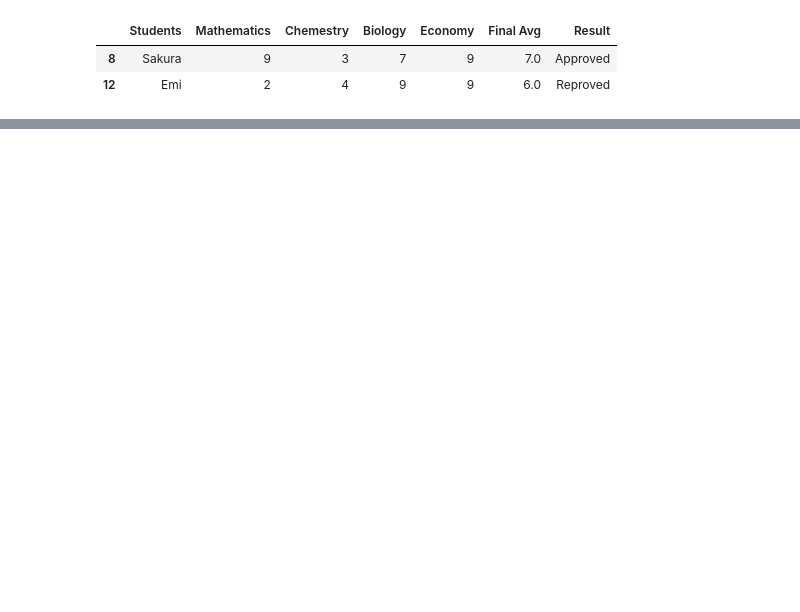
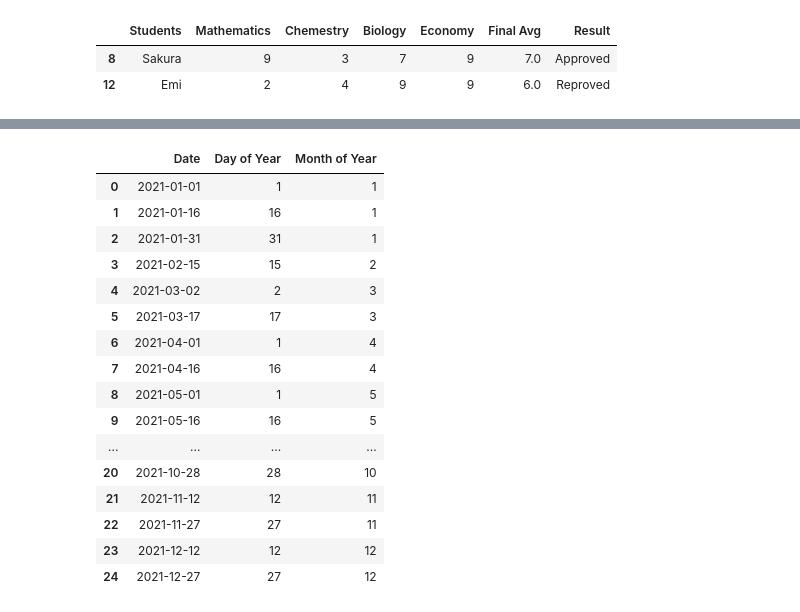
Before and after one commit to lmoreno98/100DaysOfCode, a Jupyter notebook: Python_Practice_guide/Pandas_Essentials.ipynb, the cells around one changed output, grey strips where cells are left out. Drawn from its saved outputs; the diff is of its cells as text; code cells hidden in the pictures; blank space fills up the shorter version.

```diff
--- a/Python_Practice_guide/Pandas_Essentials.ipynb
+++ b/Python_Practice_guide/Pandas_Essentials.ipynb
@@ -1859,0 +2305,30 @@ ex32.loc[ex33A]
+# %%
+date = pd.date_range("2021-01-01", periods= 25, freq="15D")
+day = date.day
+month = date.month
+# %%
+dic = {
+    "Date" : date,
+    "Day of Year" : day,
+    "Month of Year": month
+}
+# %%
+pd.DataFrame(dic)
+# %% [output]
+|  | Date | Day of Year | Month of Year |
+| 0 | 2021-01-01 | 1 | 1 |
+| 1 | 2021-01-16 | 16 | 1 |
+| 2 | 2021-01-31 | 31 | 1 |
+| 3 | 2021-02-15 | 15 | 2 |
+| 4 | 2021-03-02 | 2 | 3 |
+| 5 | 2021-03-17 | 17 | 3 |
+| 6 | 2021-04-01 | 1 | 4 |
+| 7 | 2021-04-16 | 16 | 4 |
+| 8 | 2021-05-01 | 1 | 5 |
+| 9 | 2021-05-16 | 16 | 5 |
+| ... | ... | ... | ... |
+| 20 | 2021-10-28 | 28 | 10 |
+| 21 | 2021-11-12 | 12 | 11 |
+| 22 | 2021-11-27 | 27 | 11 |
+| 23 | 2021-12-12 | 12 | 12 |
+| 24 | 2021-12-27 | 27 | 12 |
```
Also changed, not shown: parts of 60 cells of this notebook.
